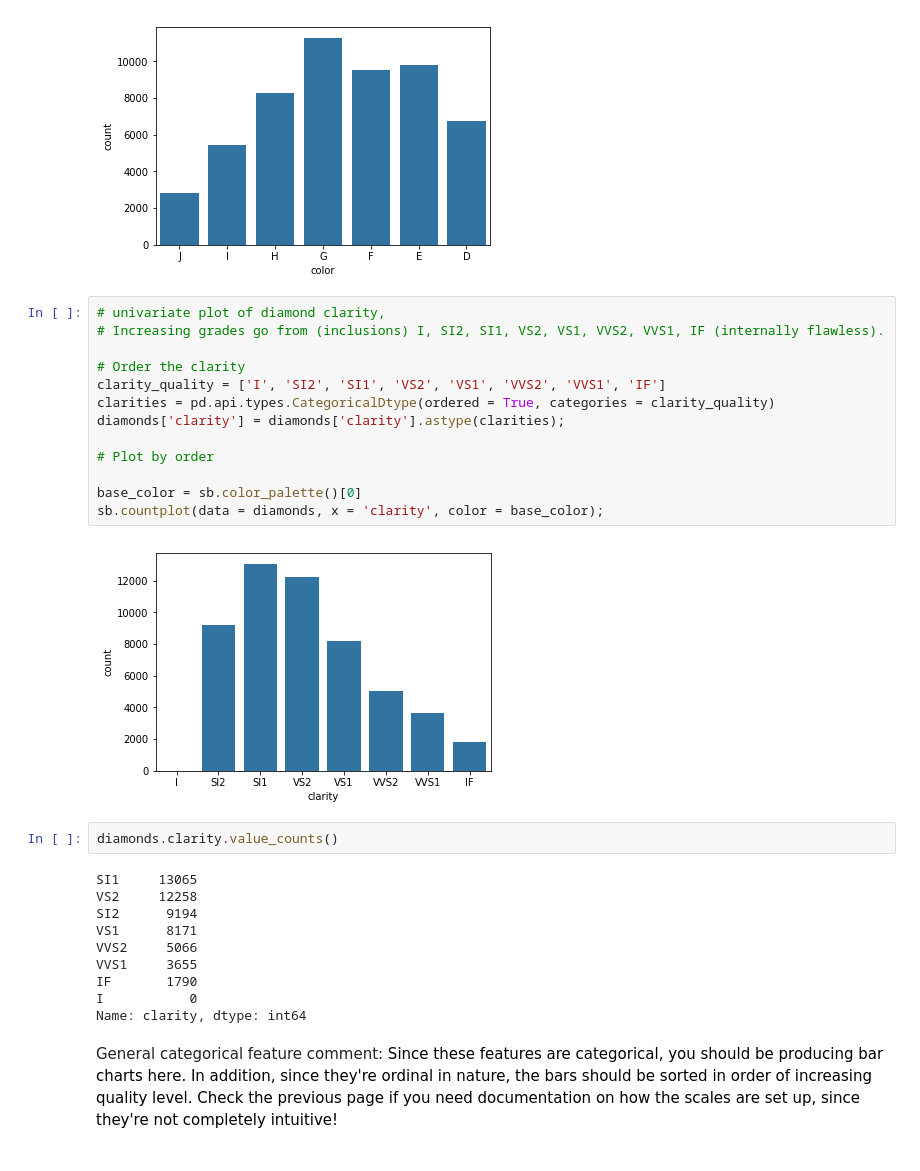
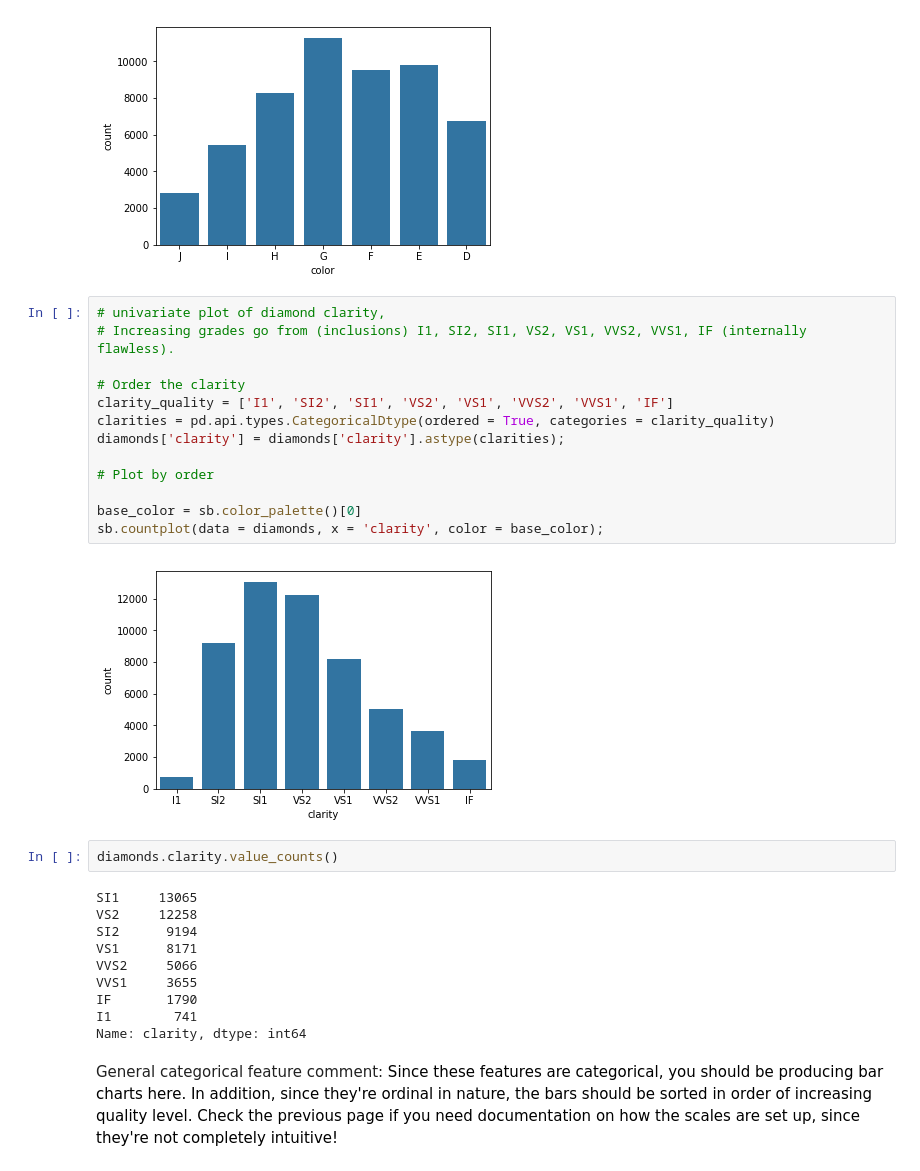
Before and after one commit to iRaied/Diamond-Pricing, a Jupyter notebook: Diamond_Project.ipynb, the cells around one changed output. Cells and saved outputs as stored; diff of their text form.

```diff
--- a/Diamond_Project.ipynb
+++ b/Diamond_Project.ipynb
@@ -165,19 +167,19 @@ sb.countplot(data = diamonds, x = 'color', color = base_color);
 [figure]
 # %%
 # univariate plot of diamond clarity,
-# Increasing grades go from (inclusions) I, SI2, SI1, VS2, VS1, VVS2, VVS1, IF (internally flawless).
+# Increasing grades go from (inclusions) I1, SI2, SI1, VS2, VS1, VVS2, VVS1, IF (internally flawless).
 
 # Order the clarity
-clarity_quality = ['I', 'SI2', 'SI1', 'VS2', 'VS1', 'VVS2', 'VVS1', 'IF']
+clarity_quality = ['I1', 'SI2', 'SI1', 'VS2', 'VS1', 'VVS2', 'VVS1', 'IF']
 clarities = pd.api.types.CategoricalDtype(ordered = True, categories = clarity_quality)
 diamonds['clarity'] = diamonds['clarity'].astype(clarities);
 
 # Plot by order
 
 base_color = sb.color_palette()[0]
 sb.countplot(data = diamonds, x = 'clarity', color = base_color);
 # %% [output]
-[figure, old version]
+[figure, new version]
 # %%
 diamonds.clarity.value_counts()
 # %% [output]
@@ -188,7 +190,7 @@ VS1      8171
 VVS2     5066
 VVS1     3655
 IF       1790
-I           0
+I1        741
 Name: clarity, dtype: int64
 # %% [markdown]
 General categorical feature comment: <span style="color:black">Since these features are categorical, you should be producing bar charts here. In addition, since they're ordinal in nature, the bars should be sorted in order of increasing quality level. Check the previous page if you need documentation on how the scales are set up, since they're not completely intuitive!</span>
```
Also changed, not shown: parts of 30 cells of this notebook.
